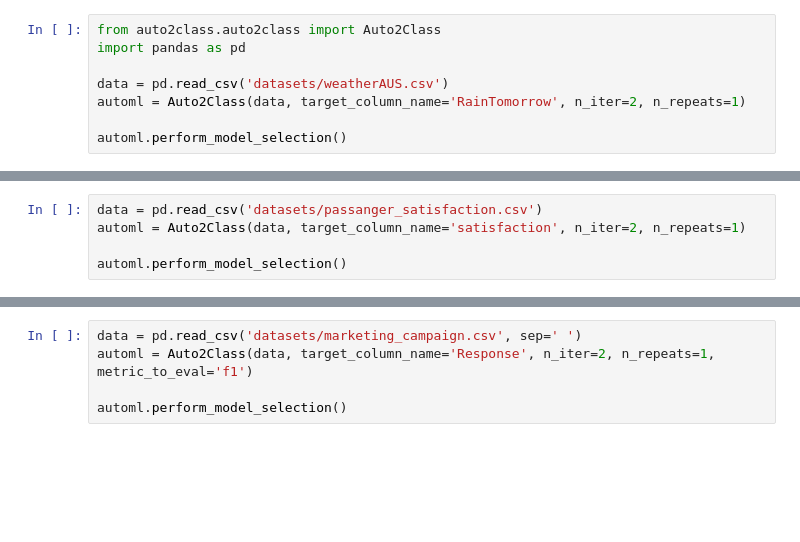
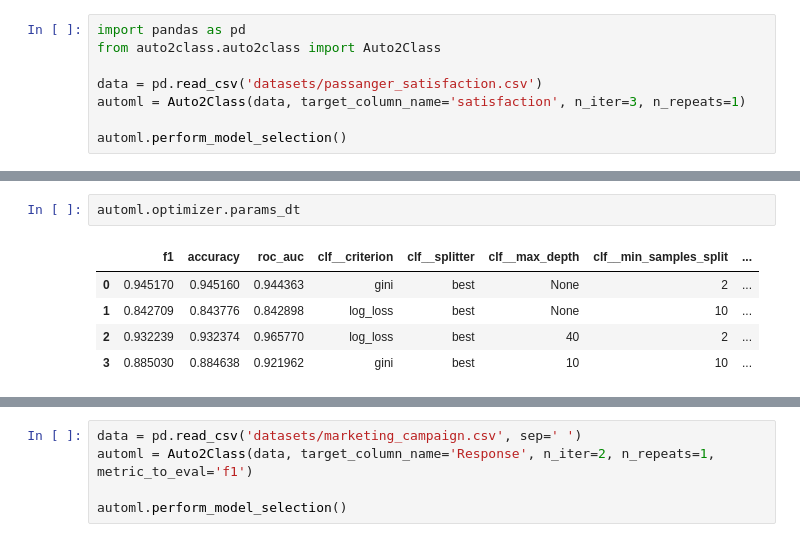
Before and after one commit to kateqwerty001/AutoML-Project2, a Jupyter notebook: TEST_PREPROCESSING_plus_OPTIMIZATION.ipynb, the cells around one changed output, grey strips where cells are left out. Saved outputs shown, nothing was run; the diff lists cells and outputs as text; blank space fills up the shorter version.

```diff
--- a/TEST_PREPROCESSING_plus_OPTIMIZATION.ipynb
+++ b/TEST_PREPROCESSING_plus_OPTIMIZATION.ipynb
@@ -1,9 +1,9 @@
 # %%
+import pandas as pd
 from auto2class.auto2class import Auto2Class
-import pandas as pd
 
-data = pd.read_csv('datasets/weatherAUS.csv')
-automl = Auto2Class(data, target_column_name='RainTomorrow', n_iter=2, n_repeats=1)
+data = pd.read_csv('datasets/passanger_satisfaction.csv')
+automl = Auto2Class(data, target_column_name='satisfaction', n_iter=3, n_repeats=1)
 
 automl.perform_model_selection()
 # %% [output]
@@ -31,5 +26,0 @@ The missing values in the feature "Sunshine" are filled with the median value.
-# %%
-data = pd.read_csv('datasets/passanger_satisfaction.csv')
-automl = Auto2Class(data, target_column_name='satisfaction', n_iter=2, n_repeats=1)
-
-automl.perform_model_selection()
@@ -57,0 +27,8 @@ The missing values in the feature "Arrival Delay in Minutes" are filled with the
+# %%
+automl.optimizer.params_dt
+# %% [output]
+|  | f1 | accuracy | roc_auc | clf__criterion | clf__splitter | clf__max_depth | clf__min_samples_split | ... |
+| 0 | 0.945170 | 0.945160 | 0.944363 | gini | best | None | 2 | ... |
+| 1 | 0.842709 | 0.843776 | 0.842898 | log_loss | best | None | 10 | ... |
+| 2 | 0.932239 | 0.932374 | 0.965770 | log_loss | best | 40 | 2 | ... |
+| 3 | 0.885030 | 0.884638 | 0.921962 | gini | best | 10 | 10 | ... |
```
Also changed, not shown: parts of 7 cells of this notebook, 2 other files.
